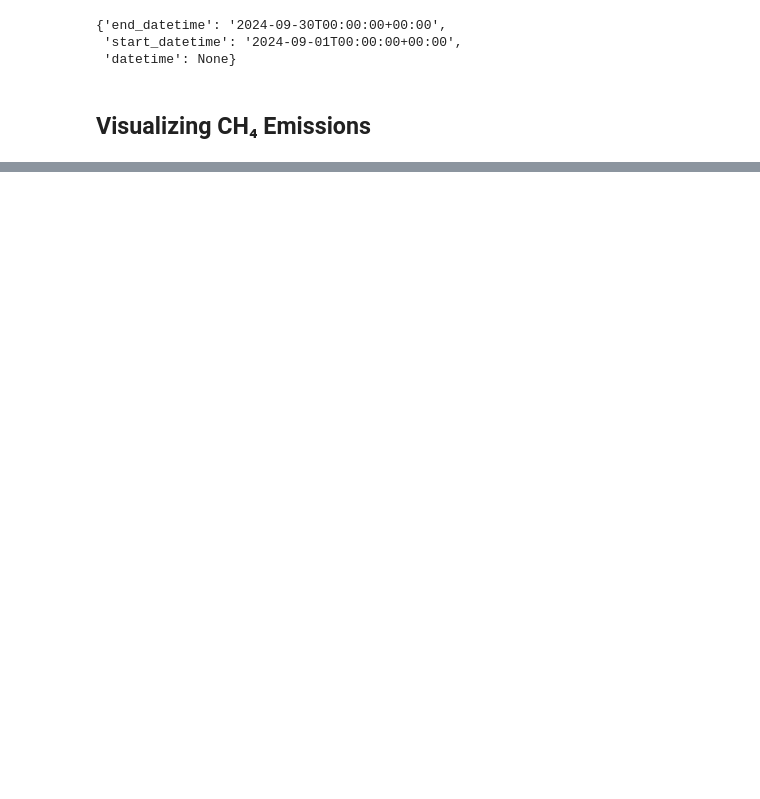
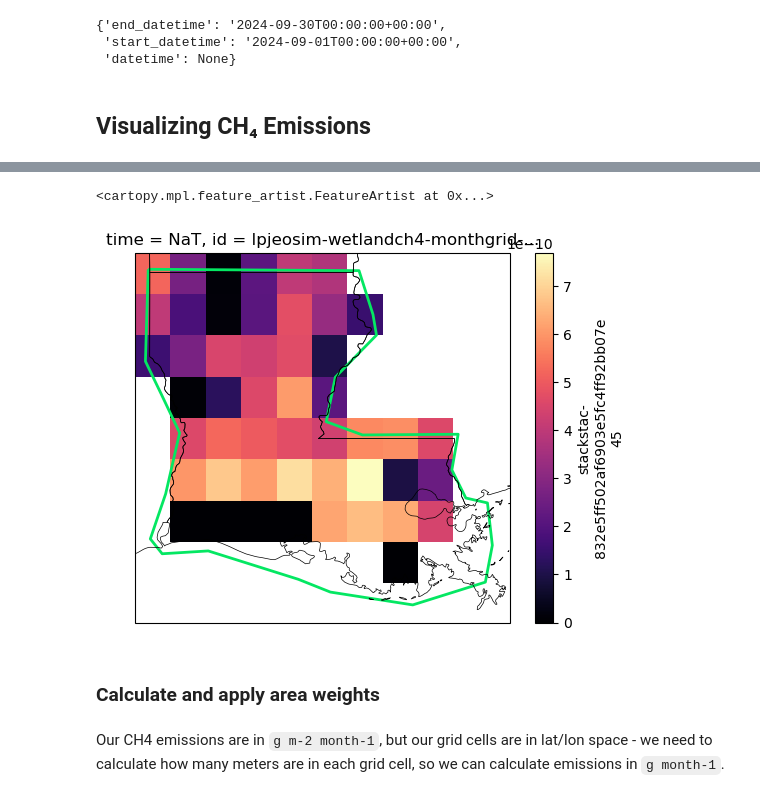
Before and after one commit to US-GHG-Center/agu-2024-workshop, a Jupyter notebook: sections/activity-1/lpjeosim-wetlandch4-grid-v1_User_Notebook.ipynb, the cells around one changed output, grey strips where cells are left out. Cells and saved outputs as stored; diff of their text form; code cells hidden in the pictures; blank space fills up the shorter version.

```diff
--- a/sections/activity-1/lpjeosim-wetlandch4-grid-v1_User_Notebook.ipynb
+++ b/sections/activity-1/lpjeosim-wetlandch4-grid-v1_User_Notebook.ipynb
@@ -152,0 +103,3 @@ louisiana_aoi = {
+# %%
+# We'll use geopandas to read our GEOJSON, which defines a polygon over our AOI.
+louisiana_aoi = gpd.read_file('./louisiana.geojson')
@@ -381,0 +335,5 @@ https://disc.gsfc.nasa.gov/datasets/M2TCNXLTM_1/summary
+# %%
+# Read in LPJ data to xarray DataArray
+ds = stackstac.stack(items.item_collection(),epsg=4326).squeeze()
+# Let's take a look
+ds
@@ -381,0 +370,19 @@ https://disc.gsfc.nasa.gov/datasets/M2TCNXLTM_1/summary
+# %%
+# Clip data to our polygon
+clip = ds.rio.clip(geometries=louisiana_aoi.geometry.values)
+# We need the latitude values reversed to utilize a function correctly in the next step.
+#clip = clip.reindex(y=clip.y[::-1])
+# %%
+# Quick plot to visualize our data selection
+fig=plt.figure()
+ax1=fig.add_subplot(projection=ccrs.PlateCarree())
+clip.sel(band=asset_name)[6,:,:].plot(ax=ax1,cmap='magma') # index 6 corresponds to July 2021
+louisiana_aoi.plot(ax=ax1,facecolor='none',edgecolor='#04E762',linewidth=2)
+ax1.add_feature(cf.STATES,linewidth=0.5)
+# %% [output]
+<cartopy.mpl.feature_artist.FeatureArtist at 0x...>
+[figure, added]
+# %% [markdown]
+### Calculate and apply area weights
+# %% [markdown]
+Our CH4 emissions are in  `g m-2 month-1`, but our grid cells are in lat/lon space -  we need to calculate how many meters are in each grid cell, so we can calculate emissions in `g month-1`.
```
Also changed, not shown: parts of 48 cells of this notebook, 1 other file.
